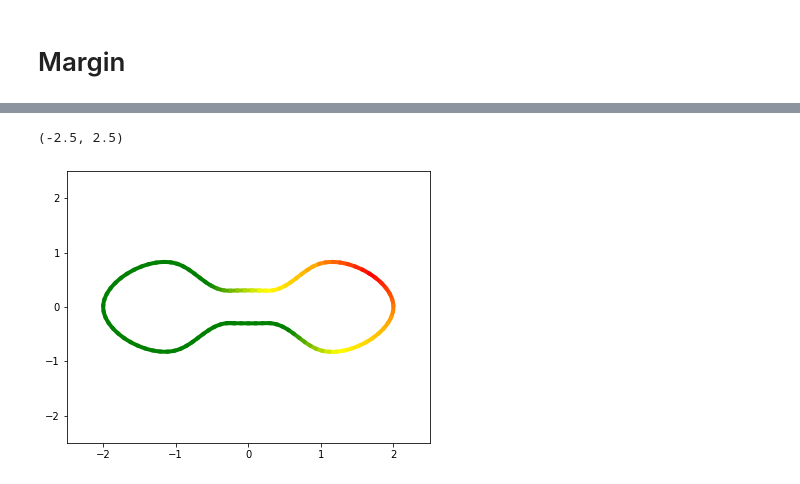
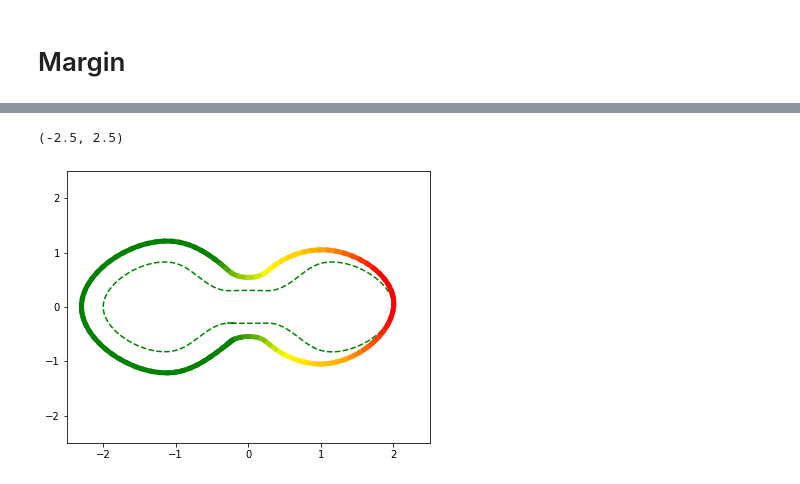
Before and after one commit to ipa/configurable_ablation, a Jupyter notebook: plots/plot_profile.ipynb, the cells around one changed output, grey strips where cells are left out. Cells and saved outputs as stored; diff of their text form; code cells hidden in the pictures.

```diff
--- a/plots/plot_profile.ipynb
+++ b/plots/plot_profile.ipynb
@@ -175,14 +175,28 @@ plt.show()
+# %%
+x = np.array([-0.2, -0.3, -1, -2.3, -1,  -0.3, -0.2])
+y = np.array([-0.6, -0.7, -1.2,  0,         1.2,  0.7, 0.6])
+
+x = np.concatenate((x, np.flip(x*-1)))
+y = np.concatenate((y, y*-1))
+x = np.concatenate((x, np.asarray([-0.2, -0.3])))
+y = np.concatenate((y, np.asarray([-0.6, -0.7])))
+
+x[x>2] = 2
+y[x>0.7] = [x_ -0.15 if x_>0 else x_ +0.15 for x_ in y[x>0.7] ]
+
+x_margin_2, y_margin_2 = __interpolate(x, y)
 # %%
-cmap = clr.LinearSegmentedColormap.from_list('my map', ['green', 'green', 'green', 'green', 'green', 'green', 'yellow', 'orange', 'red', 'orange', 'yellow', 'green', 'green'], N=100)
+cmap = clr.LinearSegmentedColormap.from_list('my map', ['green', 'green', 'green', 'green', 'green', 'green', 'green', 'yellow', 'orange', 'red', 'red', 'orange', 'yellow', 'green'], N=100)
 colors = cmap(np.linspace(0,1,101))
 
 fig = plt.figure(figsize=(6.5, 5))
+plt.plot(x_tumor, y_tumor, color='green', linestyle='dashed')
 for i in range(1, 101):
-    plt.plot(x_tumor[(i-1)*10:(i*10)], y_tumor[(i-1)*10:(i*10)],
-             color=colors[i-1], linewidth=4)
+    plt.plot(x_margin_2[(i-1)*10:(i*10)], y_margin_2[(i-1)*10:(i*10)],
+             color=colors[i-1], linewidth=5)
 
 plt.xlim(-2.5, 2.5)
 plt.ylim(-2.5, 2.5)
 # %% [output]
 (-2.5, 2.5)
-[figure, old version]
+[figure, new version]
```
Also changed, not shown: parts of 3 cells of this notebook, 1 other file.
